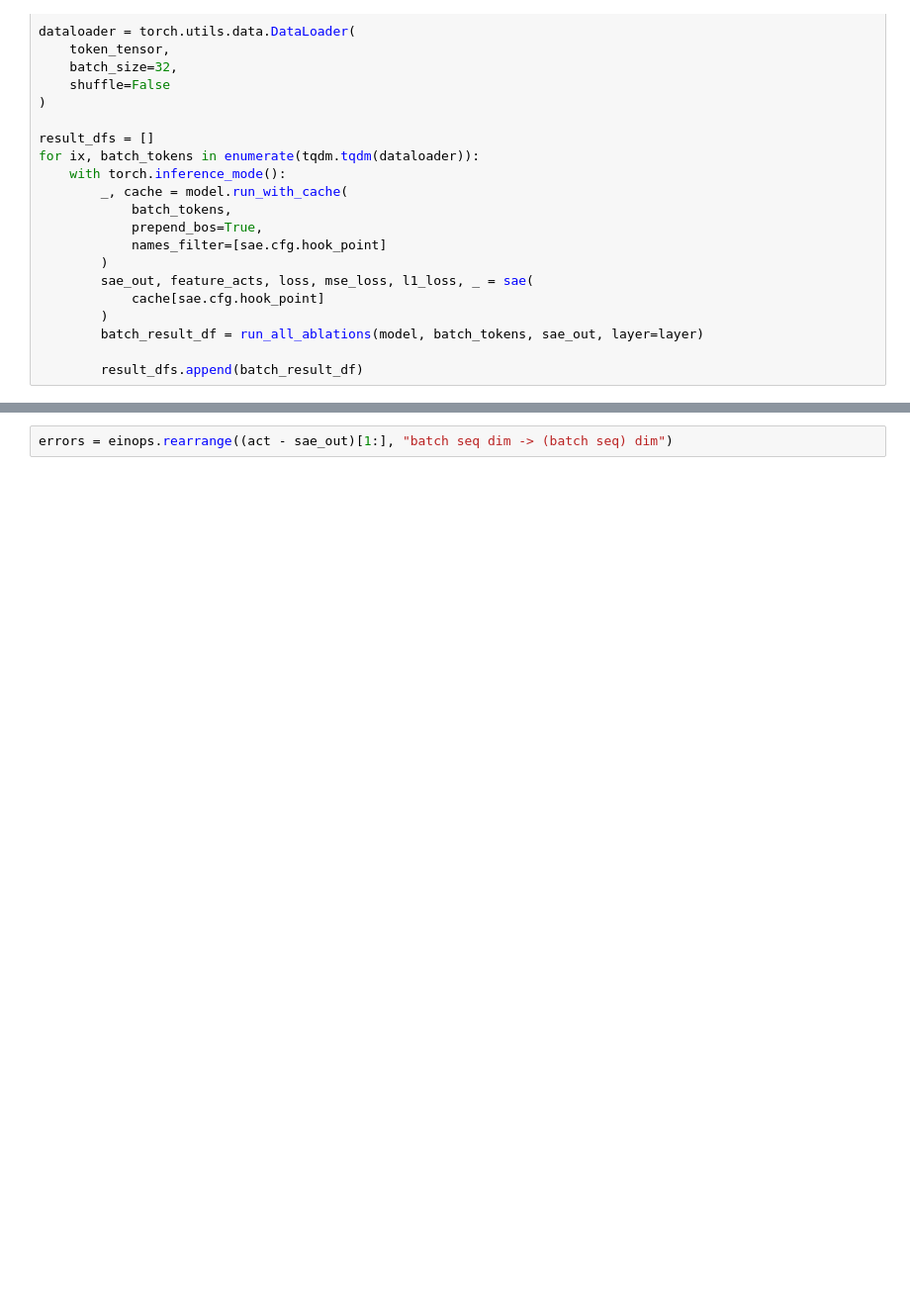
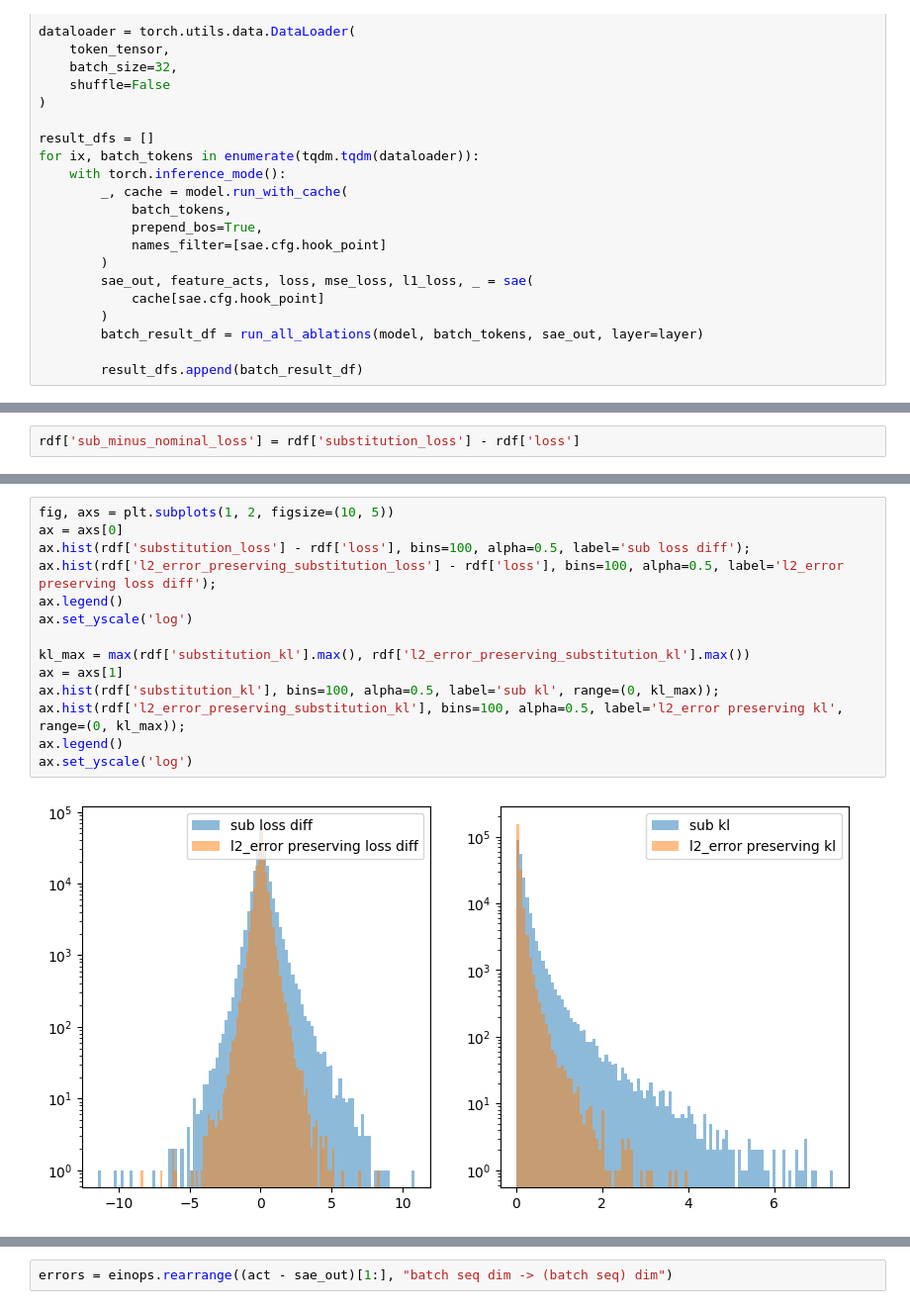
Before and after one commit to dajale423/error_pathology, a Jupyter notebook: eval.ipynb, the cells around one changed output, grey strips where cells are left out. Shown at 99% size. Saved outputs shown, nothing was run; the diff lists cells and outputs as text; blank space fills up the shorter version.

```diff
--- a/eval.ipynb
+++ b/eval.ipynb
@@ -161,0 +214,2 @@ result_df[[c for c in result_df.columns if 'kl' in c]].describe().T.iloc[:-2].st
+# %%
+rdf['sub_minus_nominal_loss'] = rdf['substitution_loss'] - rdf['loss']
@@ -161,0 +232,16 @@ result_df[[c for c in result_df.columns if 'kl' in c]].describe().T.iloc[:-2].st
+# %%
+fig, axs = plt.subplots(1, 2, figsize=(10, 5))
+ax = axs[0]
+ax.hist(rdf['substitution_loss'] - rdf['loss'], bins=100, alpha=0.5, label='sub loss diff');
+ax.hist(rdf['l2_error_preserving_substitution_loss'] - rdf['loss'], bins=100, alpha=0.5, label='l2_error preserving loss diff');
+ax.legend()
+ax.set_yscale('log')
+
+kl_max = max(rdf['substitution_kl'].max(), rdf['l2_error_preserving_substitution_kl'].max())
+ax = axs[1]
+ax.hist(rdf['substitution_kl'], bins=100, alpha=0.5, label='sub kl', range=(0, kl_max));
+ax.hist(rdf['l2_error_preserving_substitution_kl'], bins=100, alpha=0.5, label='l2_error preserving kl', range=(0, kl_max));
+ax.legend()
+ax.set_yscale('log')
+# %% [output]
+[figure, added]
```
Also changed, not shown: parts of 14 cells of this notebook, 1 other file.
